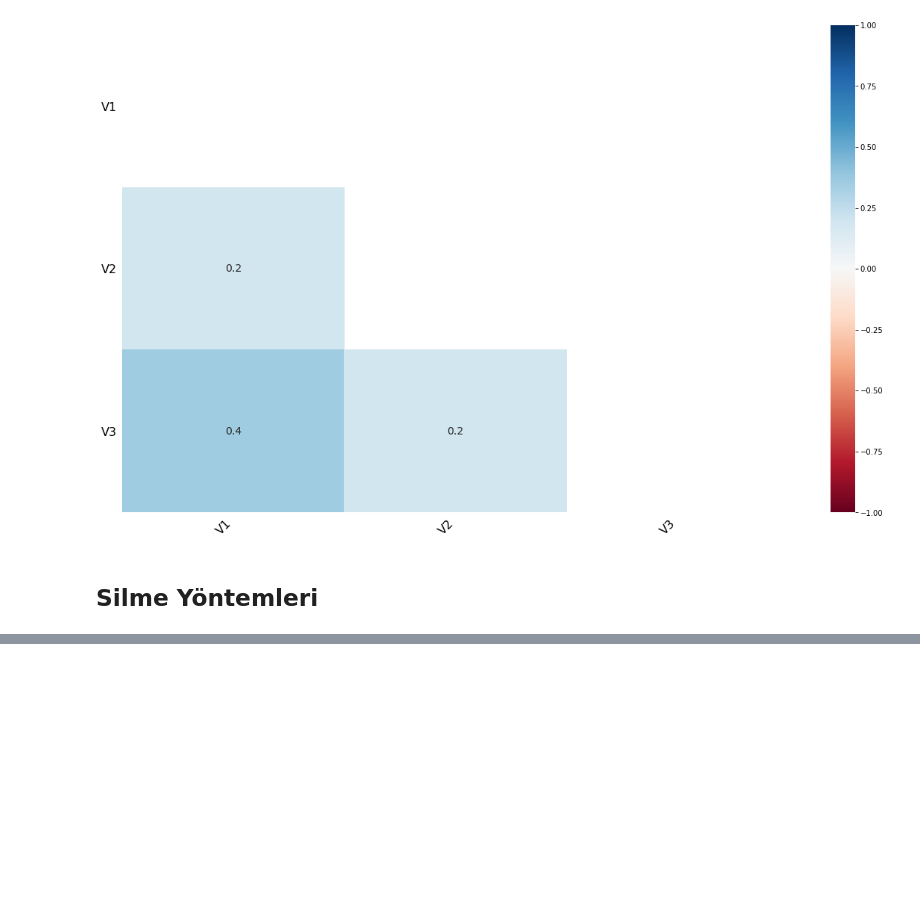
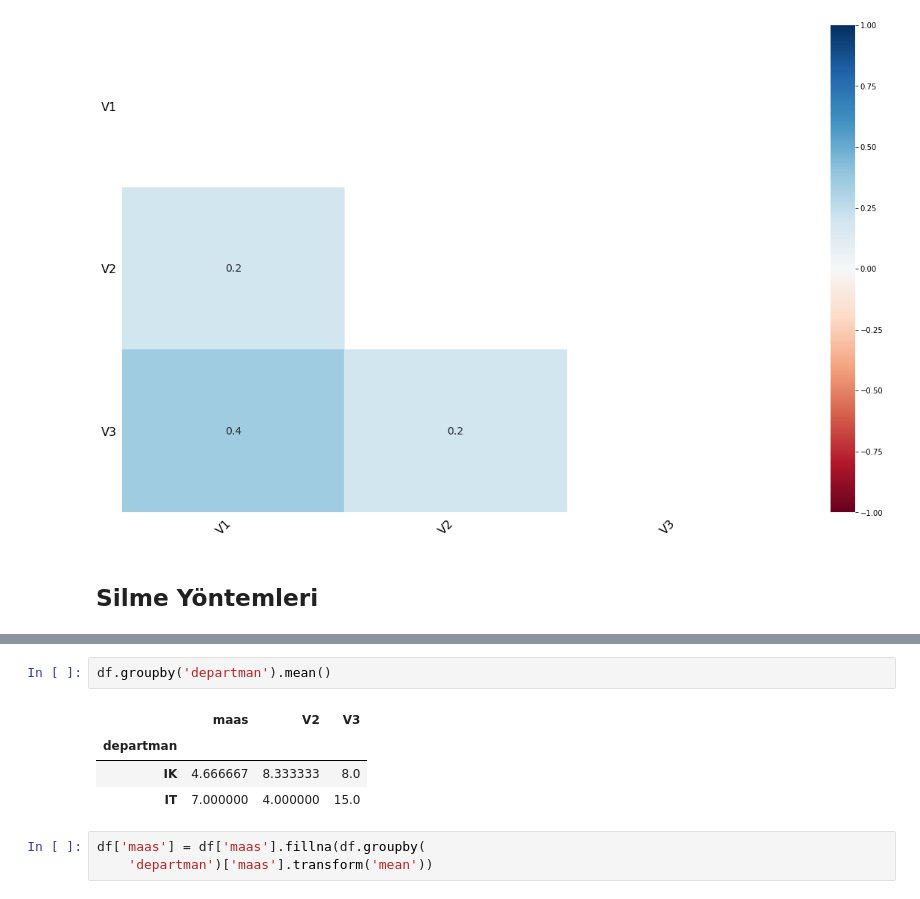
Before and after one commit to mebaysan/VeriBilimi, a Jupyter notebook: Python/5-)VeriÖnİşleme/VeriOnIsleme.ipynb, the cells around one changed output, grey strips where cells are left out. Drawn from its saved outputs; the diff is of its cells as text; blank space fills up the shorter version.

```diff
--- a/Python/5-)VeriÖnİşleme/VeriOnIsleme.ipynb
+++ b/Python/5-)VeriÖnİşleme/VeriOnIsleme.ipynb
@@ -516,0 +604,10 @@ df.dropna(axis = 1, how='all') # tüm değerleri eksik olan değişkeni siler
+# %%
+df.groupby('departman').mean()
+# %% [output]
+|  | maas | V2 | V3 |
+| departman |  |  |  |
+| IK | 4.666667 | 8.333333 | 8.0 |
+| IT | 7.000000 | 4.000000 | 15.0 |
+# %%
+df['maas'] = df['maas'].fillna(df.groupby(
+    'departman')['maas'].transform('mean'))
```
Also changed, not shown: parts of 34 cells of this notebook.
